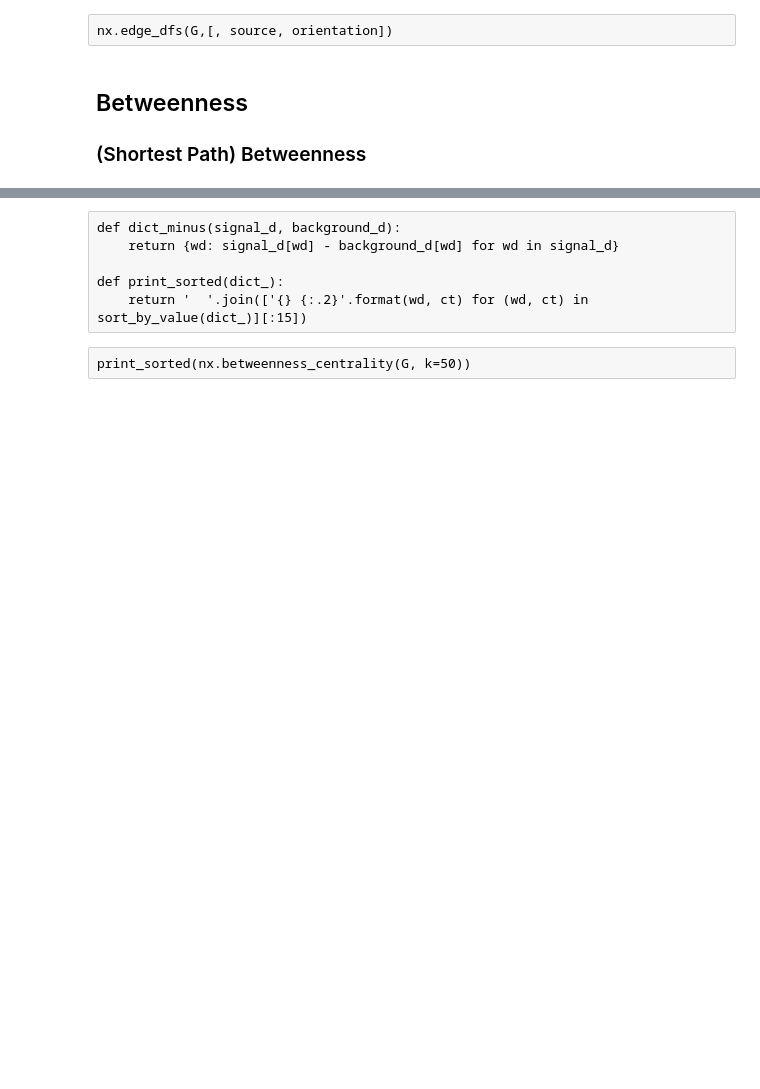
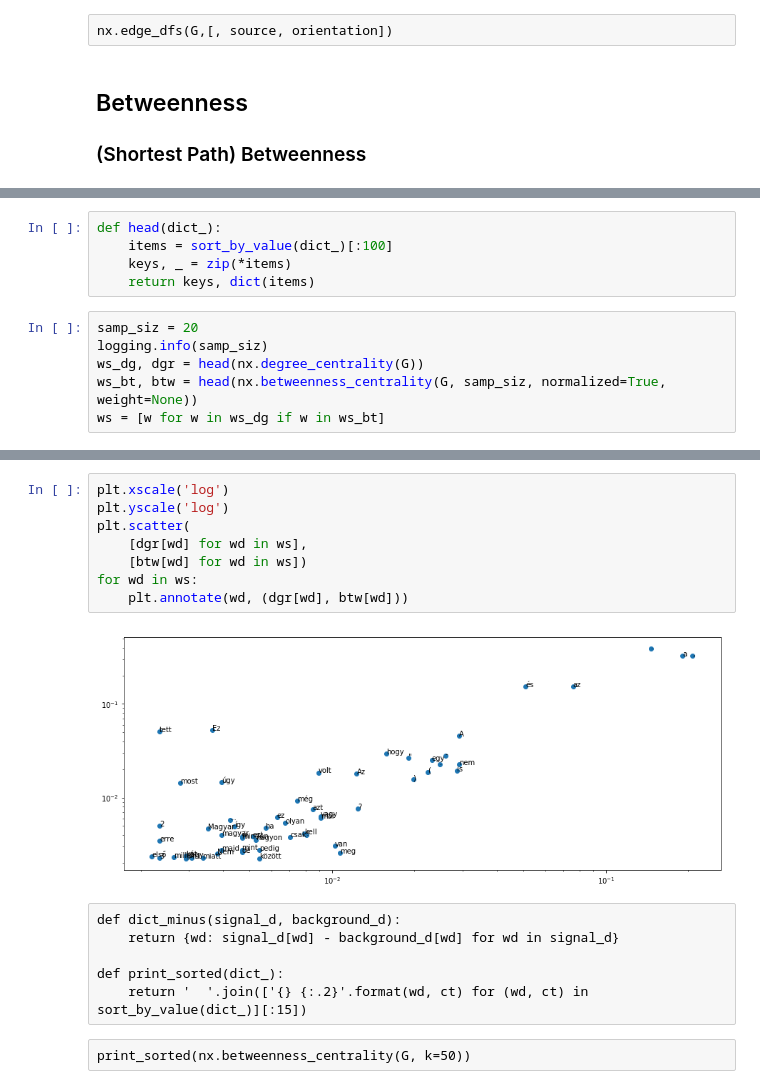
Before and after one commit to makrai/TextBetweenness, a Jupyter notebook: networkit_notebooks/NetworKit_UserGuide.ipynb, the cells around one changed output, grey strips where cells are left out. Saved outputs shown, nothing was run; the diff lists cells and outputs as text; blank space fills up the shorter version.

Commit message:
bness vs degree annotated with words -- nem mondom, hogy reveláló

```diff
--- a/networkit_notebooks/NetworKit_UserGuide.ipynb
+++ b/networkit_notebooks/NetworKit_UserGuide.ipynb
@@ -342,0 +336,11 @@ G.number_of_nodes()
+# %%
+def head(dict_):
+    items = sort_by_value(dict_)[:100]
+    keys, _ = zip(*items)
+    return keys, dict(items)
+# %%
+samp_siz = 20
+logging.info(samp_siz)
+ws_dg, dgr = head(nx.degree_centrality(G))
+ws_bt, btw = head(nx.betweenness_centrality(G, samp_siz, normalized=True, weight=None))
+ws = [w for w in ws_dg if w in ws_bt]
@@ -343,3 +349,13 @@ G.number_of_nodes()
+# %%
+plt.xscale('log')
+plt.yscale('log')
+plt.scatter(
+    [dgr[wd] for wd in ws],
+    [btw[wd] for wd in ws])
+for wd in ws:
+    plt.annotate(wd, (dgr[wd], btw[wd]))
+# %% [output]
+[figure, added]
 # %% [raw]
 def dict_minus(signal_d, background_d):
     return {wd: signal_d[wd] - background_d[wd] for wd in signal_d}
```
Also changed, not shown: parts of 20 cells of this notebook.
